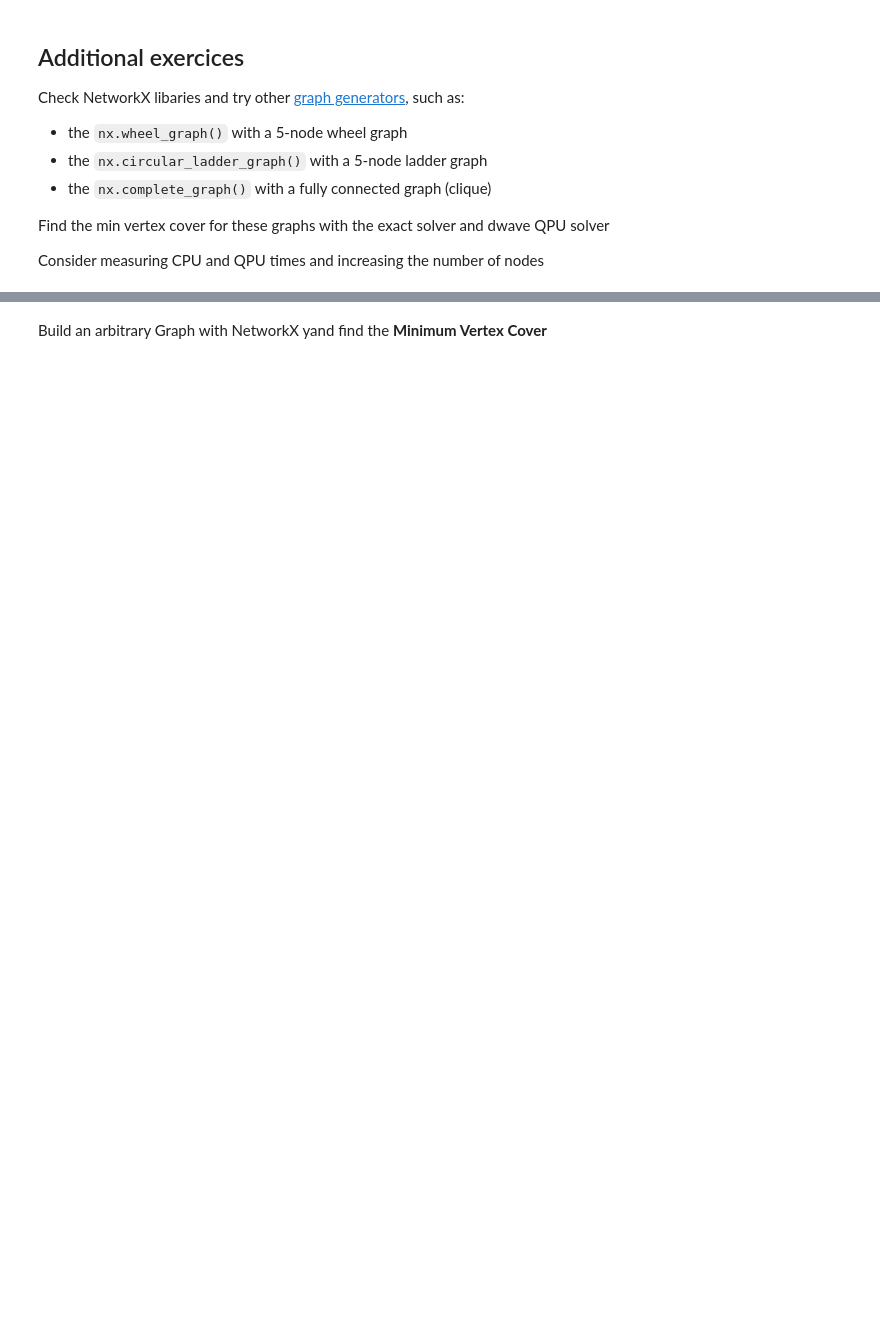
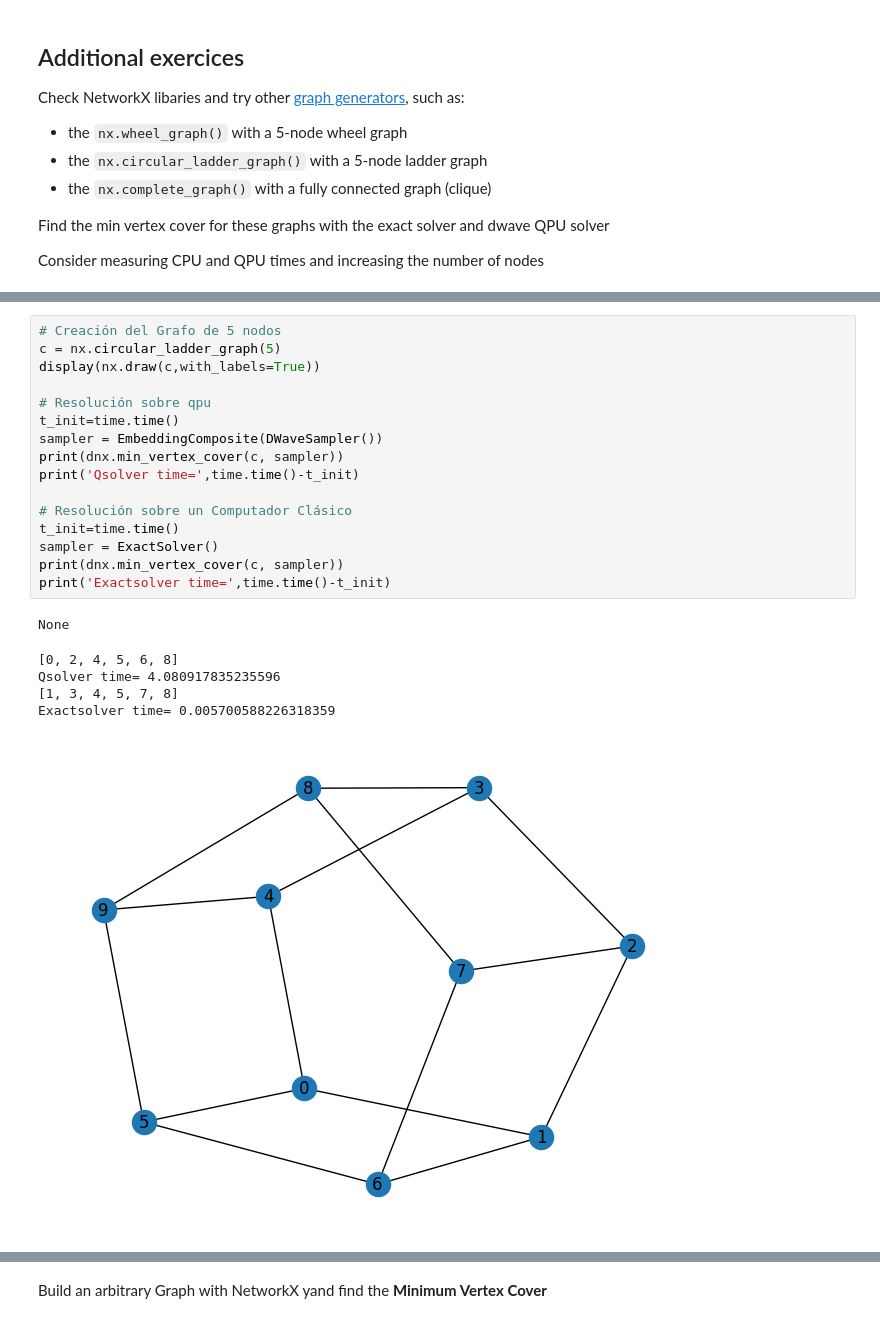
Before and after one commit to ArturoRoAl/dwaverepo, a Jupyter notebook: 01_vertex_cover.ipynb, the cells around one changed output, grey strips where cells are left out. Drawn from its saved outputs; the diff is of its cells as text; blank space fills up the shorter version.

```diff
--- a/01_vertex_cover.ipynb
+++ b/01_vertex_cover.ipynb
@@ -98,0 +122,23 @@ Consider measuring CPU and QPU times and increasing the number of nodes
+# %%
+# Creación del Grafo de 5 nodos
+c = nx.circular_ladder_graph(5)
+display(nx.draw(c,with_labels=True))
+
+# Resolución sobre qpu
+t_init=time.time()
+sampler = EmbeddingComposite(DWaveSampler())
+print(dnx.min_vertex_cover(c, sampler))
+print('Qsolver time=',time.time()-t_init)
+
+# Resolución sobre un Computador Clásico
+t_init=time.time()
+sampler = ExactSolver()
+print(dnx.min_vertex_cover(c, sampler))
+print('Exactsolver time=',time.time()-t_init)
+# %% [output]
+None
+[0, 2, 4, 5, 6, 8]
+Qsolver time= 4.080917835235596
+[1, 3, 4, 5, 7, 8]
+Exactsolver time= 0.005700588226318359
+[figure, added]
```
Also changed, not shown: parts of 6 cells of this notebook.
